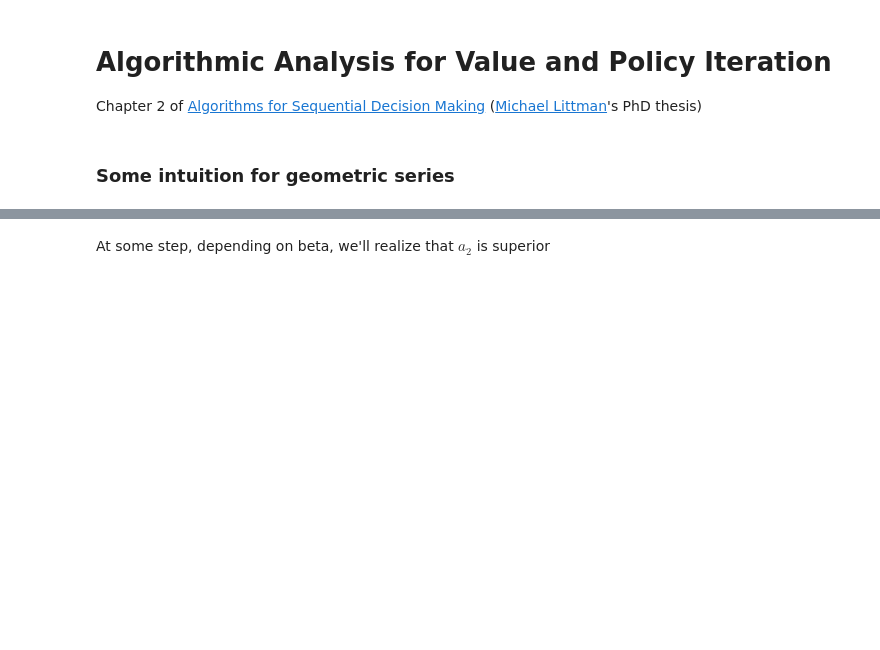
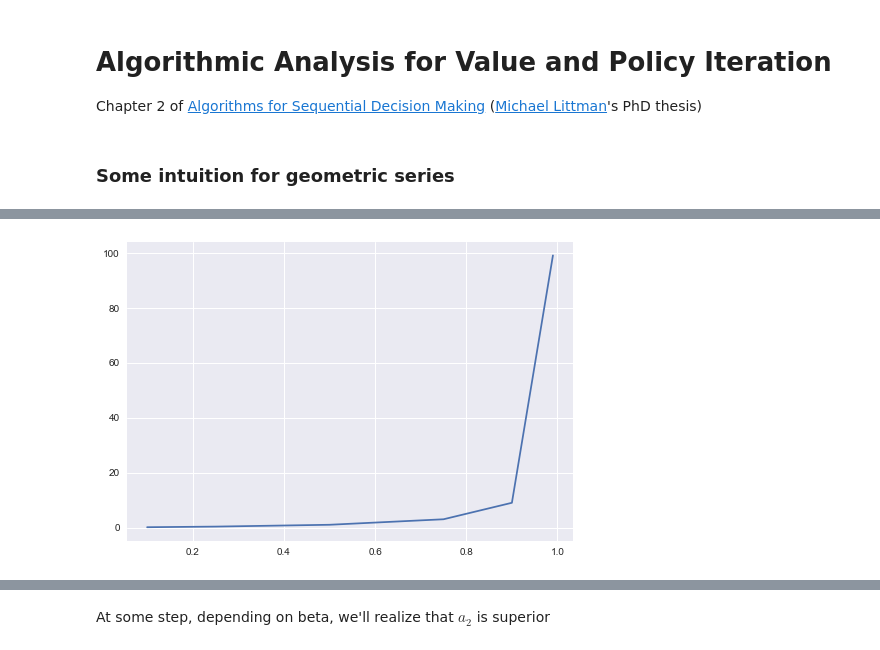
Before and after one commit to amirziai/learning, a Jupyter notebook: reinforcement-learning/Algorithmic-Analysis-for-Value-and-Policy-Iteration.ipynb, the cells around one changed output, grey strips where cells are left out. Saved outputs shown, nothing was run; the diff lists cells and outputs as text; code cells hidden in the pictures; blank space fills up the shorter version.

```diff
--- a/reinforcement-learning/Algorithmic-Analysis-for-Value-and-Policy-Iteration.ipynb
+++ b/reinforcement-learning/Algorithmic-Analysis-for-Value-and-Policy-Iteration.ipynb
@@ -22,3 +23,8 @@ plt.plot(betas, y);
+# %%
+# By formula (beta / (1 - beta))
+plt.plot(betas, [beta / (1 - beta) for beta in betas]);
+# %% [output]
+[figure, added]
 # %% [markdown]
 ### Value Iteration
 > **Lemma 2.2** determining optimal infinite-horizon policy via value iteration takes a number of iterations proportional to $\frac{1}{1-\beta}log\frac{1}{1-\beta}$ in the worst case
```
Also changed, not shown: parts of 2 cells of this notebook.
